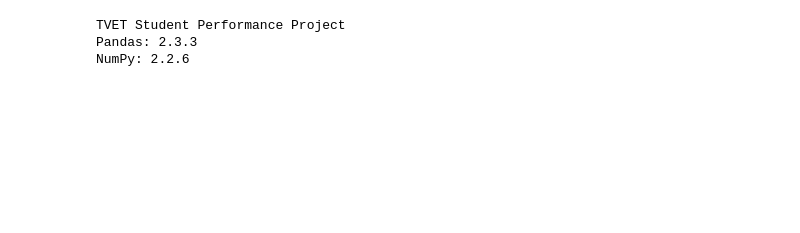
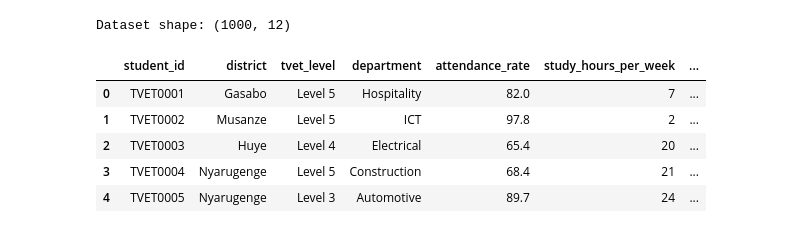
Before and after one commit to arvash-tech/rwanda-ml-dataset-preparation, a Jupyter notebook: notebooks/02_tvet_student_performance.ipynb, the cells around one changed output. Cells and saved outputs as stored; diff of their text form; code cells hidden in the pictures; blank space fills up the shorter version.

```diff
--- a/notebooks/02_tvet_student_performance.ipynb
+++ b/notebooks/02_tvet_student_performance.ipynb
@@ -20,16 +20,74 @@ Prepare a clean, documented, ML-ready dataset for future classification.
 # %%
 
+import numpy as np
 import pandas as pd
-import numpy as np
-import matplotlib.pyplot as plt
-import seaborn as sns
-
 from pathlib import Path
 
-print("TVET Student Performance Project")
-print("Pandas:", pd.__version__)
-print("NumPy:", np.__version__)
+rng = np.random.default_rng(42)
+n = 1000
+
+# Create fictional student attributes
+df_tvet = pd.DataFrame({
+    "student_id": [
+        f"TVET{i:04d}" for i in range(1, n + 1)
+    ],
+    "district": rng.choice(
+        ["Gasabo", "Kicukiro", "Nyarugenge",
+         "Huye", "Musanze", "Rubavu"],
+        n
+    ),
+    "tvet_level": rng.choice(
+        ["Level 3", "Level 4", "Level 5"], n
+    ),
+    "department": rng.choice(
+        ["ICT", "Electrical", "Construction",
+         "Automotive", "Hospitality"], n
+    ),
+    "attendance_rate": np.round(
+        rng.uniform(45, 100, n), 1
+    ),
+    "study_hours_per_week": rng.integers(
+        2, 31, n
+    ),
+    "assignment_average": np.round(
+        rng.uniform(30, 100, n), 1
+    ),
+    "previous_term_mark": np.round(
+        rng.uniform(25, 100, n), 1
+    ),
+    "internet_access": rng.choice(
+        ["Yes", "No"], n, p=[0.7, 0.3]
+    ),
+    "distance_to_school_km": np.round(
+        rng.uniform(0.5, 25, n), 1
+    ),
+    "continuous_assessment_average": np.round(
+        rng.uniform(30, 100, n), 1
+    )
+})
+
+# Create an illustrative outcome mechanism
+# This is NOT an official TVET grading formula.
+score = (
+    0.15 * df_tvet["attendance_rate"]
+    + 0.10 * df_tvet["study_hours_per_week"]
+    + 0.25 * df_tvet["assignment_average"]
+    + 0.20 * df_tvet["previous_term_mark"]
+    + 0.25 * df_tvet["continuous_assessment_average"]
+    + rng.normal(0, 8, n)
+)
+
+df_tvet["pass_fail"] = np.where(
+    score >= 50, "Pass", "Fail"
+)
+
+print("Dataset shape:", df_tvet.shape)
+display(df_tvet.head())
 # %% [output]
-TVET Student Performance Project
-Pandas: 2.3.3
-NumPy: 2.2.6
+Dataset shape: (1000, 12)
+|  | student_id | district | tvet_level | department | attendance_rate | study_hours_per_week | ... |
+| 0 | TVET0001 | Gasabo | Level 5 | Hospitality | 82.0 | 7 | ... |
+| 1 | TVET0002 | Musanze | Level 5 | ICT | 97.8 | 2 | ... |
+| 2 | TVET0003 | Huye | Level 4 | Electrical | 65.4 | 20 | ... |
+| 3 | TVET0004 | Nyarugenge | Level 5 | Construction | 68.4 | 21 | ... |
+| 4 | TVET0005 | Nyarugenge | Level 3 | Automotive | 89.7 | 24 | ... |
```
Also changed, not shown: parts of 16 cells of this notebook, 6 other files.
